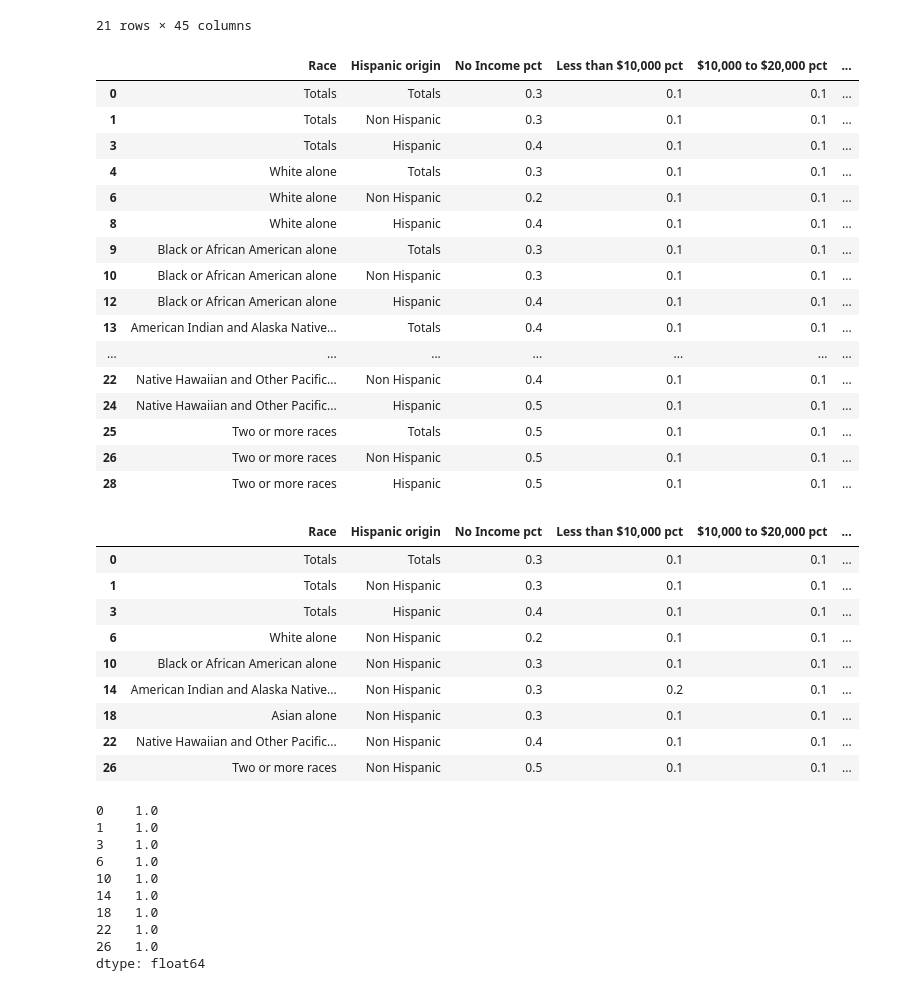
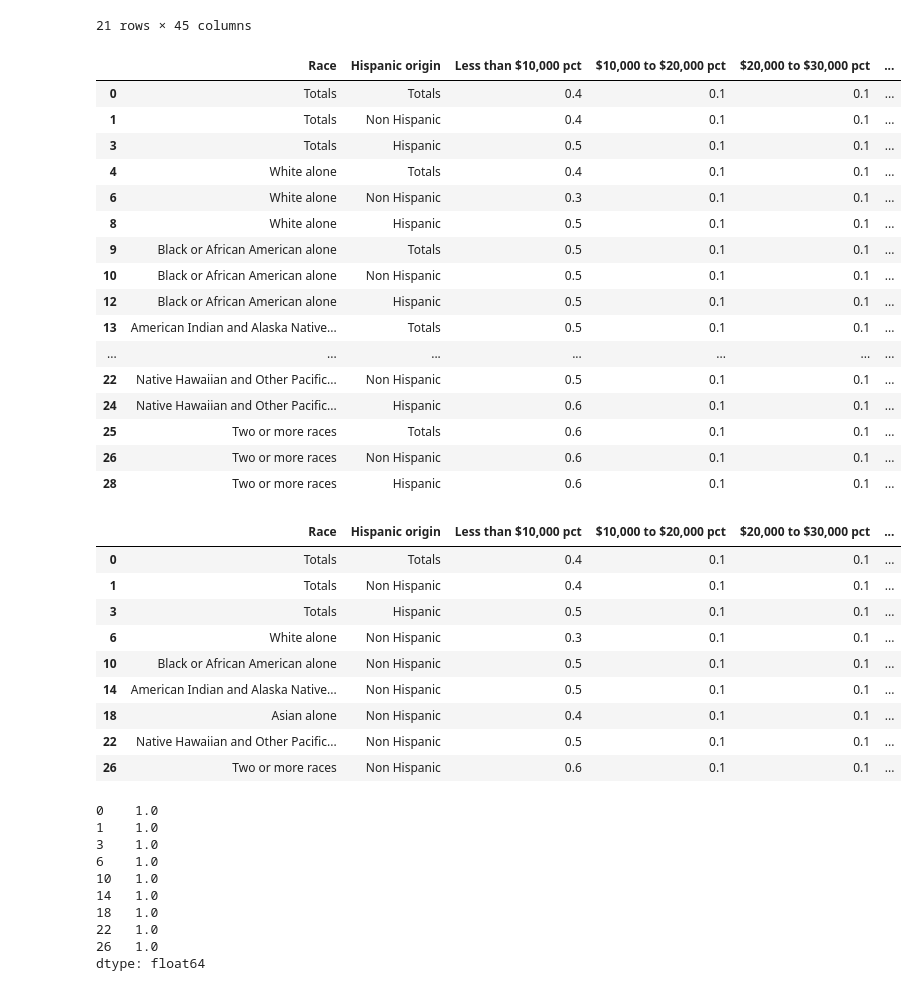
Before and after one commit to PublicI/tax-race, a Jupyter notebook: analysis.ipynb, the cells around one changed output. Cells and saved outputs as stored; diff of their text form; code cells hidden in the pictures.

```diff
--- a/analysis.ipynb
+++ b/analysis.ipynb
@@ -44,10 +44,11 @@ df
 # %%
 brackets = {}
 
-brackets['No Income'] = [
-    'No Income'
-]
+# brackets['No Income'] = [
+#    'No Income'
+# ]
 brackets['Less than $10,000'] = [
+    'No Income',
     '$1 to $2,499 or loss',
     '$2,500 to $4,999',
     '$5,000 to $7,499',
@@ -86,65 +87,65 @@ brackets['$50,000 to $75,000'] = [
     '$62,500 to $64,999',
     '$65,000 to $67,499',
     '$67,500 to $69,999',
     '$70,000 to $72,499',
     '$72,500 to $74,999'
 ]
 brackets['$75,000 to $100,000'] = [
     '$75,000 to $77,499',
     '$77,500 to $79,999',
     '$80,000 to $82,499',
     '$82,500 to $84,999',
     '$85,000 to $87,499',
     '$87,500 to $89,999',
     '$90,000 to $92,499',
     '$92,500 to $94,999',
     '$95,000 to $97,499',
     '$97,500 to $99,999'
 ]
 brackets['$100,000 and over'] = [
     '$100,000 and over'
 ]
 
 for bracket, cols in brackets.items():
     df[bracket] = df[cols].sum(axis=1)
     df[bracket + ' pct'] = df[bracket]/df['Totals']
 
 pcts = df[['Race','Hispanic origin'] + [bracket + ' pct' for bracket in brackets.keys()]]
 
 pcts
 # %% [output]
-|  | Race | Hispanic origin | No Income pct | Less than $10,000 pct | $10,000 to $20,000 pct | ... |
-| 0 | Totals | Totals | 0.3 | 0.1 | 0.1 | ... |
-| 1 | Totals | Non Hispanic | 0.3 | 0.1 | 0.1 | ... |
-| 3 | Totals | Hispanic | 0.4 | 0.1 | 0.1 | ... |
-| 4 | White alone | Totals | 0.3 | 0.1 | 0.1 | ... |
-| 6 | White alone | Non Hispanic | 0.2 | 0.1 | 0.1 | ... |
-| 8 | White alone | Hispanic | 0.4 | 0.1 | 0.1 | ... |
-| 9 | Black or African American alone | Totals | 0.3 | 0.1 | 0.1 | ... |
-| 10 | Black or African American alone | Non Hispanic | 0.3 | 0.1 | 0.1 | ... |
-| 12 | Black or African American alone | Hispanic | 0.4 | 0.1 | 0.1 | ... |
-| 13 | American Indian and Alaska Native... | Totals | 0.4 | 0.1 | 0.1 | ... |
+|  | Race | Hispanic origin | Less than $10,000 pct | $10,000 to $20,000 pct | $20,000 to $30,000 pct | ... |
+| 0 | Totals | Totals | 0.4 | 0.1 | 0.1 | ... |
+| 1 | Totals | Non Hispanic | 0.4 | 0.1 | 0.1 | ... |
+| 3 | Totals | Hispanic | 0.5 | 0.1 | 0.1 | ... |
+| 4 | White alone | Totals | 0.4 | 0.1 | 0.1 | ... |
+| 6 | White alone | Non Hispanic | 0.3 | 0.1 | 0.1 | ... |
+| 8 | White alone | Hispanic | 0.5 | 0.1 | 0.1 | ... |
+| 9 | Black or African American alone | Totals | 0.5 | 0.1 | 0.1 | ... |
+| 10 | Black or African American alone | Non Hispanic | 0.5 | 0.1 | 0.1 | ... |
+| 12 | Black or African American alone | Hispanic | 0.5 | 0.1 | 0.1 | ... |
+| 13 | American Indian and Alaska Native... | Totals | 0.5 | 0.1 | 0.1 | ... |
 | ... | ... | ... | ... | ... | ... | ... |
-| 22 | Native Hawaiian and Other Pacific... | Non Hispanic | 0.4 | 0.1 | 0.1 | ... |
-| 24 | Native Hawaiian and Other Pacific... | Hispanic | 0.5 | 0.1 | 0.1 | ... |
-| 25 | Two or more races | Totals | 0.5 | 0.1 | 0.1 | ... |
-| 26 | Two or more races | Non Hispanic | 0.5 | 0.1 | 0.1 | ... |
-| 28 | Two or more races | Hispanic | 0.5 | 0.1 | 0.1 | ... |
+| 22 | Native Hawaiian and Other Pacific... | Non Hispanic | 0.5 | 0.1 | 0.1 | ... |
+| 24 | Native Hawaiian and Other Pacific... | Hispanic | 0.6 | 0.1 | 0.1 | ... |
+| 25 | Two or more races | Totals | 0.6 | 0.1 | 0.1 | ... |
+| 26 | Two or more races | Non Hispanic | 0.6 | 0.1 | 0.1 | ... |
+| 28 | Two or more races | Hispanic | 0.6 | 0.1 | 0.1 | ... |
 # %%
 pcts_filtered = pcts[(pcts['Hispanic origin'] == 'Non Hispanic') | (pcts['Race'] == 'Totals')]
 
 pcts_filtered
 # %% [output]
-|  | Race | Hispanic origin | No Income pct | Less than $10,000 pct | $10,000 to $20,000 pct | ... |
-| 0 | Totals | Totals | 0.3 | 0.1 | 0.1 | ... |
-| 1 | Totals | Non Hispanic | 0.3 | 0.1 | 0.1 | ... |
-| 3 | Totals | Hispanic | 0.4 | 0.1 | 0.1 | ... |
-| 6 | White alone | Non Hispanic | 0.2 | 0.1 | 0.1 | ... |
-| 10 | Black or African American alone | Non Hispanic | 0.3 | 0.1 | 0.1 | ... |
-| 14 | American Indian and Alaska Native... | Non Hispanic | 0.3 | 0.2 | 0.1 | ... |
-| 18 | Asian alone | Non Hispanic | 0.3 | 0.1 | 0.1 | ... |
-| 22 | Native Hawaiian and Other Pacific... | Non Hispanic | 0.4 | 0.1 | 0.1 | ... |
-| 26 | Two or more races | Non Hispanic | 0.5 | 0.1 | 0.1 | ... |
+|  | Race | Hispanic origin | Less than $10,000 pct | $10,000 to $20,000 pct | $20,000 to $30,000 pct | ... |
+| 0 | Totals | Totals | 0.4 | 0.1 | 0.1 | ... |
+| 1 | Totals | Non Hispanic | 0.4 | 0.1 | 0.1 | ... |
+| 3 | Totals | Hispanic | 0.5 | 0.1 | 0.1 | ... |
+| 6 | White alone | Non Hispanic | 0.3 | 0.1 | 0.1 | ... |
+| 10 | Black or African American alone | Non Hispanic | 0.5 | 0.1 | 0.1 | ... |
+| 14 | American Indian and Alaska Native... | Non Hispanic | 0.5 | 0.1 | 0.1 | ... |
+| 18 | Asian alone | Non Hispanic | 0.4 | 0.1 | 0.1 | ... |
+| 22 | Native Hawaiian and Other Pacific... | Non Hispanic | 0.5 | 0.1 | 0.1 | ... |
+| 26 | Two or more races | Non Hispanic | 0.6 | 0.1 | 0.1 | ... |
 # %%
 pcts_filtered.sum(axis=1)
 # %% [output]
```
Also changed, not shown: 6 other files.
